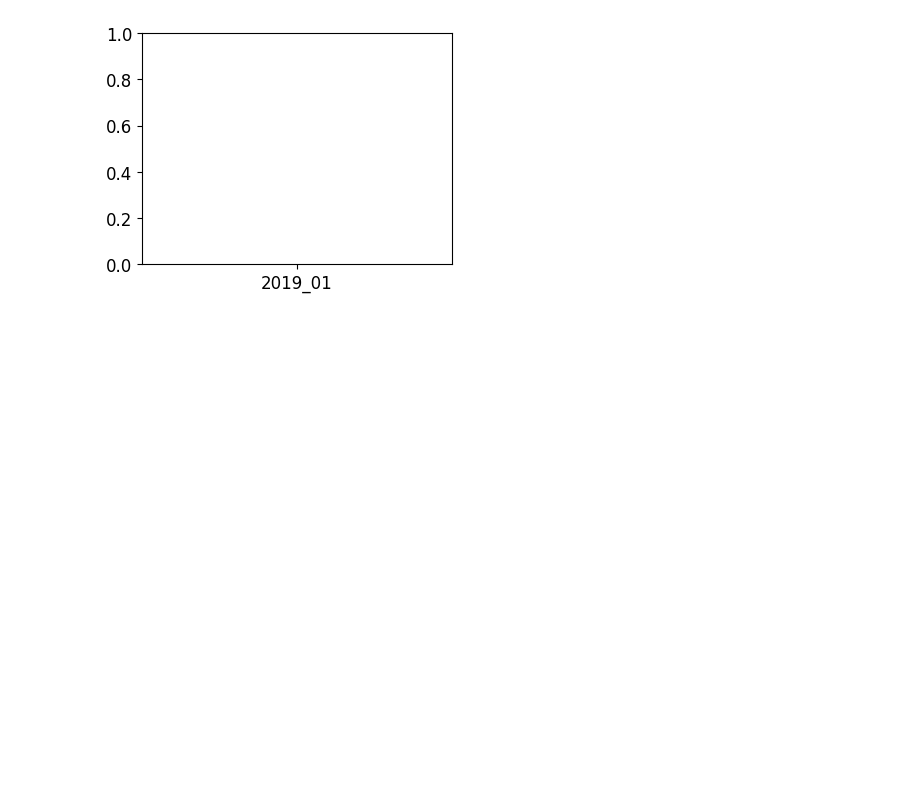
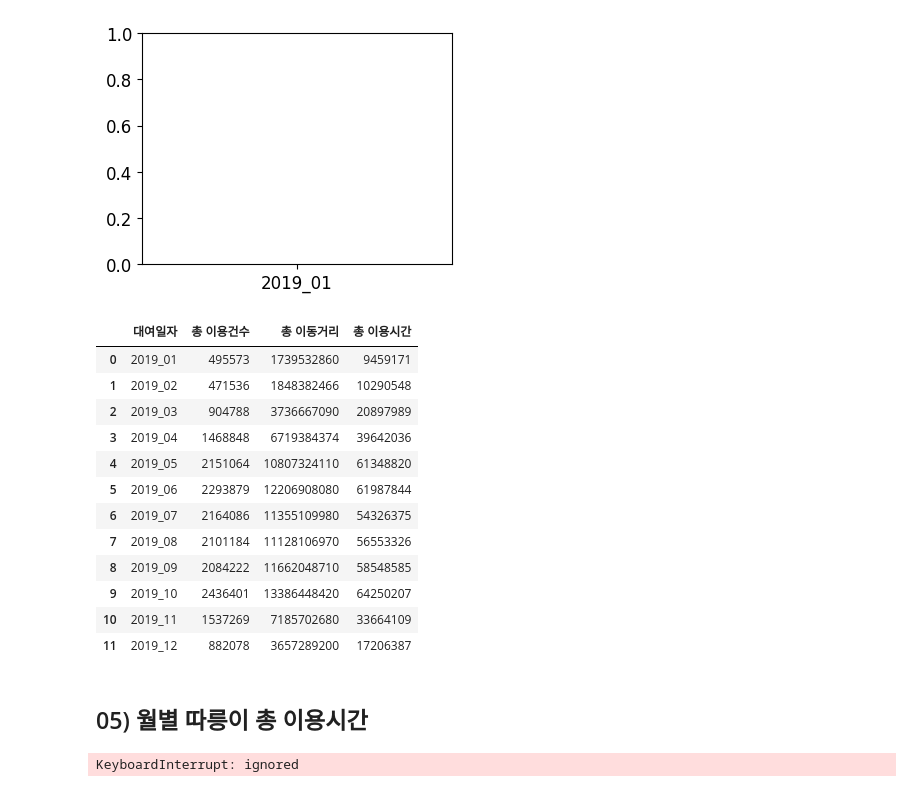
Before and after one commit to jinubot07/LikeLion_13th_DataCourse, a Jupyter notebook: 08_PRJ_team_project/code/정진우/TP_bike_19.ipynb, the cells around one changed output. Cells and saved outputs as stored; diff of their text form; code cells hidden in the pictures; blank space fills up the shorter version.

```diff
--- a/08_PRJ_team_project/code/정진우/TP_bike_19.ipynb
+++ b/08_PRJ_team_project/code/정진우/TP_bike_19.ipynb
@@ -182,3 +182,35 @@ plt.show()
 # %% [output]
 ValueError: ignored
 [figure]
+# %%
+# groupby(['']).sum() 을 통해 데이터 프레임 형태의 '소계 데이터 셋'을 생성하고, 새롭게 생성된 데이터 셋으로 그래프를 그려야함.
+bike19_sum = bike19[['대여일자','이용건수','이동거리(M)','이동시간(분)']].groupby(['대여일자']).sum()
+
+# 컬럼명 변경 : rename 이용하기  (대여일자 컬럼을 가져올수 없는 오류)
+# bike19_sum.rename(columns={'이용건수'    :'총 이용건수'},inplace = True)
+# bike19_sum.rename(columns={'이동거리(M)' :'총 이동거리'},inplace = True)
+# bike19_sum.rename(columns={'이동시간(분)':'총 이용시간'},inplace = True)
+
+# 컬럼명 변경 : dataframe 새로 정의하기
+bike19_sum = pd.DataFrame({'대여일자'    : bike19_sum.index,
+                           '총 이용건수' : bike19_sum['이용건수'],
+                           '총 이동거리' : bike19_sum['이동거리(M)'],
+                           '총 이용시간' : bike19_sum['이동시간(분)']})
+bike19_sum = bike19_sum.reset_index(drop=True)
+bike19_sum
+
+#bike19_sum.iplot(kind='line',x='대여일자' ,y='총 이용건수',theme='space', title='월별 따릉이 총 이용건수')
+# %% [output]
+|  | 대여일자 | 총 이용건수 | 총 이동거리 | 총 이용시간 |
+| 0 | 2019_01 | 495573 | 1739532860 | 9459171 |
+| 1 | 2019_02 | 471536 | 1848382466 | 10290548 |
+| 2 | 2019_03 | 904788 | 3736667090 | 20897989 |
+| 3 | 2019_04 | 1468848 | 6719384374 | 39642036 |
+| 4 | 2019_05 | 2151064 | 10807324110 | 61348820 |
+| 5 | 2019_06 | 2293879 | 12206908080 | 61987844 |
+| 6 | 2019_07 | 2164086 | 11355109980 | 54326375 |
+| 7 | 2019_08 | 2101184 | 11128106970 | 56553326 |
+| 8 | 2019_09 | 2084222 | 11662048710 | 58548585 |
+| 9 | 2019_10 | 2436401 | 13386448420 | 64250207 |
+| 10 | 2019_11 | 1537269 | 7185702680 | 33664109 |
+| 11 | 2019_12 | 882078 | 3657289200 | 17206387 |
@@ -184,0 +221,6 @@ ValueError: ignored
+# %% [markdown]
+## 05) 월별 따릉이 총 이용시간
+# %%
+bike19_sum.iplot(kind='line',x='대여일자',y='총 이용시간',theme='space', title='월별 총 이용시간')
+# %% [output]
+KeyboardInterrupt: ignored
```
Also changed, not shown: parts of 12 cells of this notebook.
